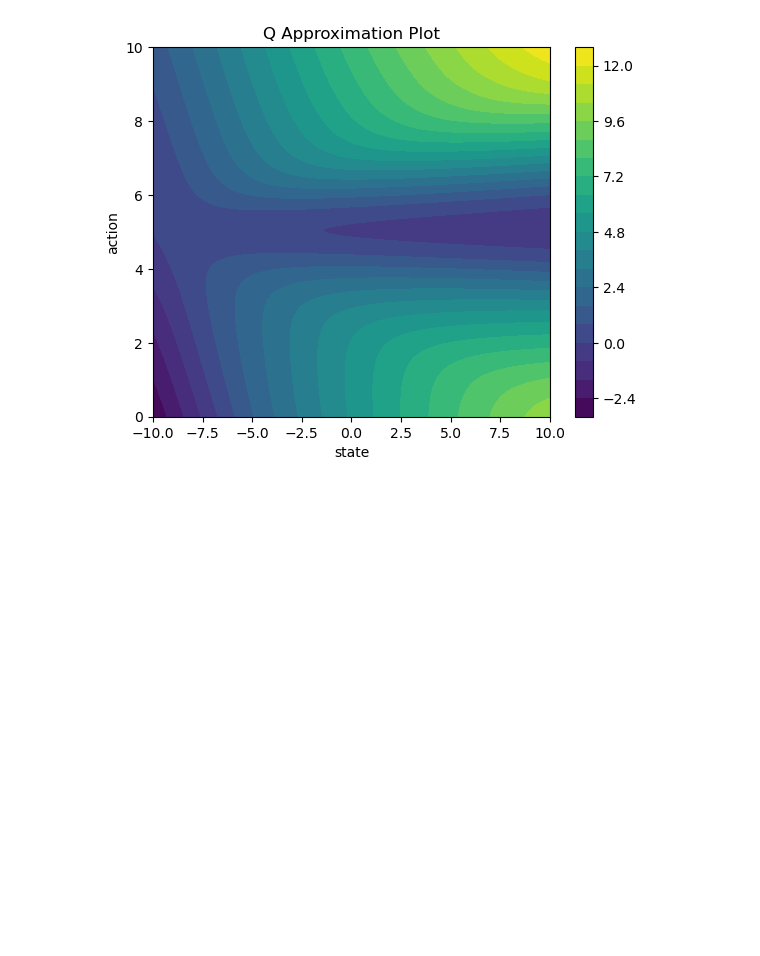
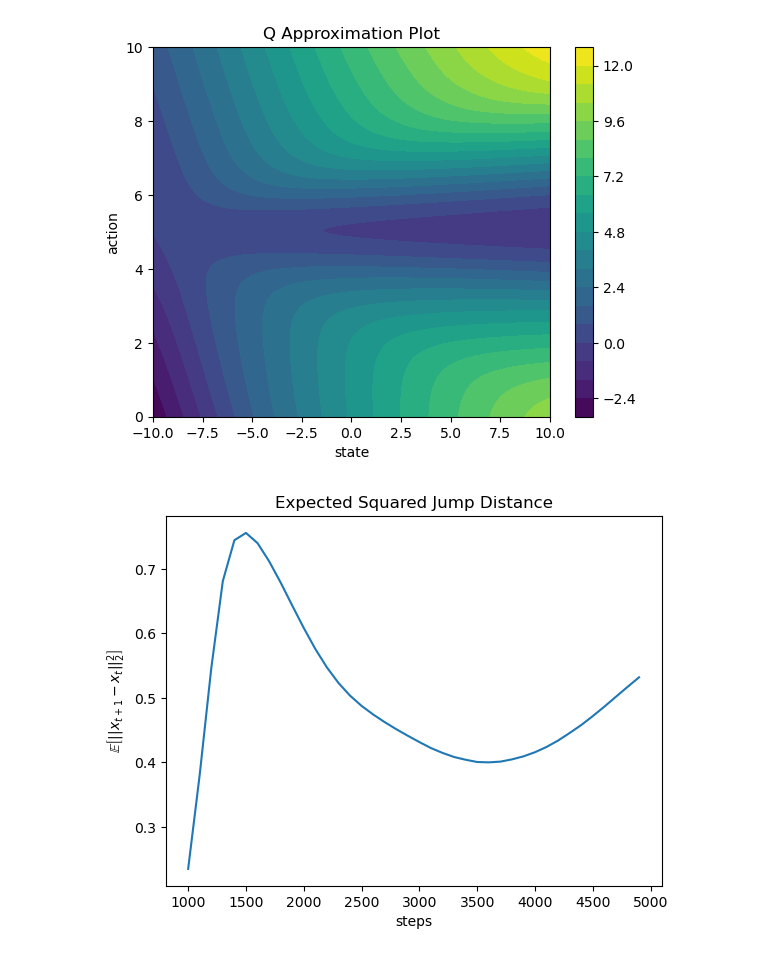
Before and after one commit to congyewang/Reinforcement-Learning-for-Adaptive-MCMC, a Jupyter notebook: Python/DDPG_mcmc.ipynb, the cells around one changed output. Cells and saved outputs as stored; diff of their text form; code cells hidden in the pictures; blank space fills up the shorter version.

```diff
--- a/Python/DDPG_mcmc.ipynb
+++ b/Python/DDPG_mcmc.ipynb
@@ -250,3 +283,19 @@ fig.update_layout(scene=dict(xaxis_title='State',
                              zaxis_title='Value'))
 
 fig.show()
+# %%
+# ESJD Plot
+esjd_iteration = np.linspace(100, 100 + (len(env.store_esjd) - 1) * 100, len(env.store_esjd))
+esjd = np.array([env.store_esjd]).flatten()
+esjd_plot_include_nan = np.column_stack((esjd_iteration, esjd))
+esjd_plot = esjd_plot_include_nan[~np.isnan(esjd_plot_include_nan[:, 1])]
+
+plt.plot(esjd_plot[:,0], esjd_plot[:,1])
+
+plt.title('Expected Squared Jump Distance')
+plt.xlabel('steps')
+plt.ylabel(r'$\mathbb{E}\left[||x_{t+1} - x_{t}||_{2}^{2}\right]$')
+
+plt.show()
+# %% [output]
+[figure, added]
```
Also changed, not shown: parts of 5 cells of this notebook, 1 other file.
